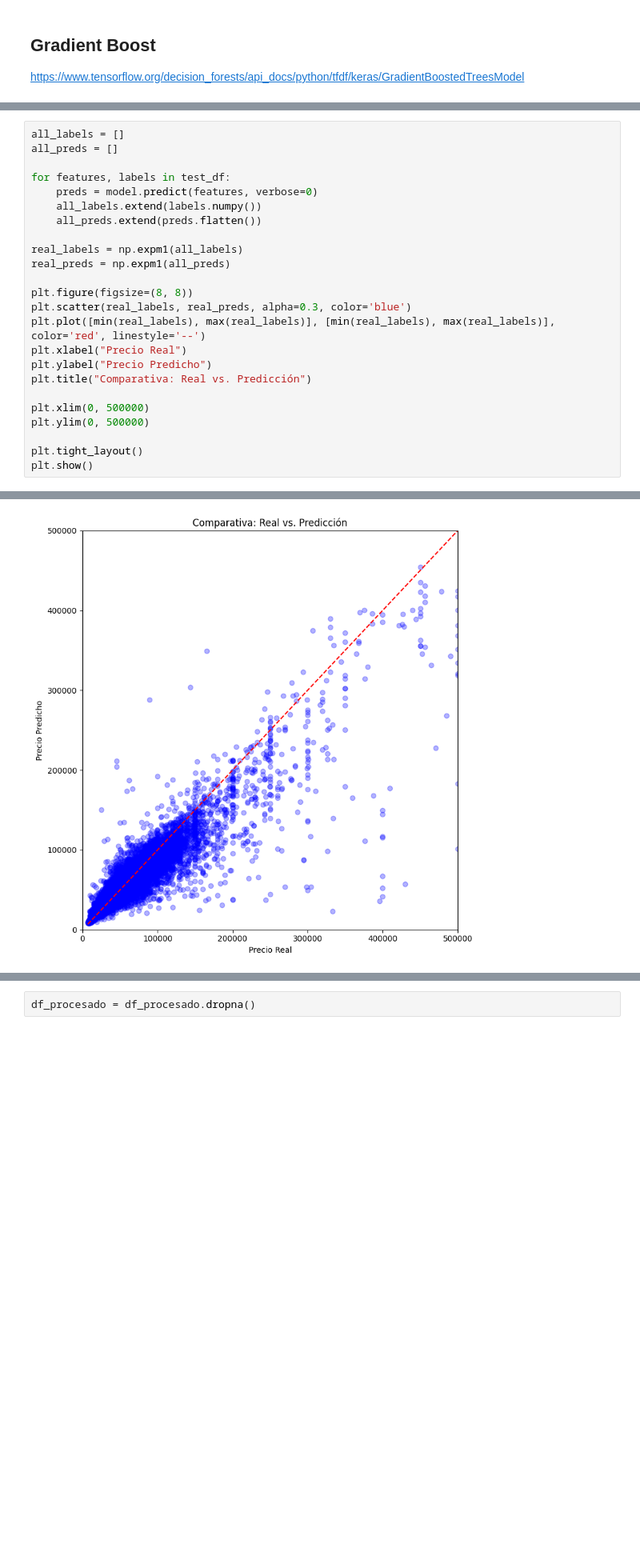
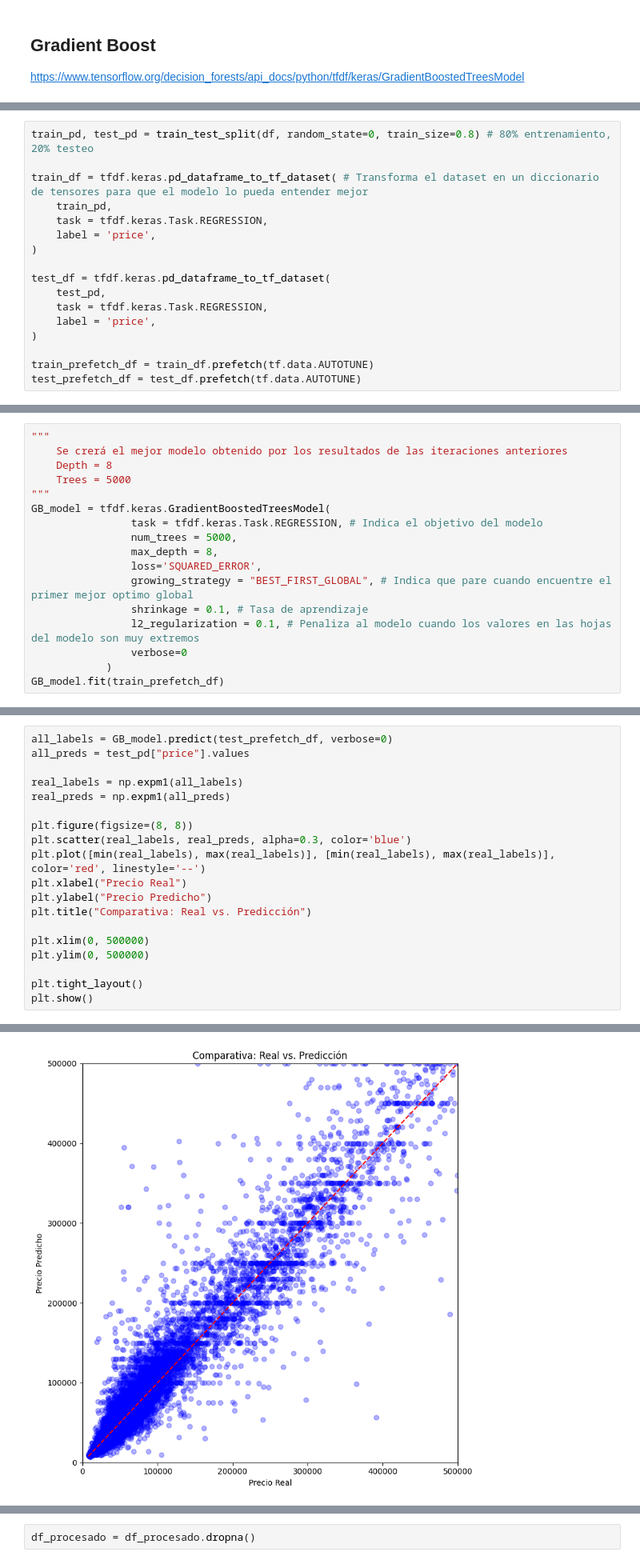
Before and after one commit to branxeto/TareaDataSciene, a Jupyter notebook: Model.ipynb, the cells around one changed output, grey strips where cells are left out. Shown at 80% size. Drawn from its saved outputs; the diff is of its cells as text; blank space fills up the shorter version.

Commit message:
Termino de modelo Gradient Boosting

```diff
--- a/Model.ipynb
+++ b/Model.ipynb
@@ -274,0 +190,17 @@ Model compiled.
+# %%
+train_pd, test_pd = train_test_split(df, random_state=0, train_size=0.8) # 80% entrenamiento, 20% testeo
+
+train_df = tfdf.keras.pd_dataframe_to_tf_dataset( # Transforma el dataset en un diccionario de tensores para que el modelo lo pueda entender mejor
+    train_pd,
+    task = tfdf.keras.Task.REGRESSION,
+    label = 'price',
+)
+
+test_df = tfdf.keras.pd_dataframe_to_tf_dataset(
+    test_pd,
+    task = tfdf.keras.Task.REGRESSION,
+    label = 'price',
+)
+
+train_prefetch_df = train_df.prefetch(tf.data.AUTOTUNE)
+test_prefetch_df = test_df.prefetch(tf.data.AUTOTUNE)
@@ -274,0 +215,17 @@ Model compiled.
+# %%
+"""
+    Se crerá el mejor modelo obtenido por los resultados de las iteraciones anteriores
+    Depth = 8
+    Trees = 5000
+"""
+GB_model = tfdf.keras.GradientBoostedTreesModel(
+                task = tfdf.keras.Task.REGRESSION, # Indica el objetivo del modelo
+                num_trees = 5000,
+                max_depth = 8,
+                loss='SQUARED_ERROR',
+                growing_strategy = "BEST_FIRST_GLOBAL", # Indica que pare cuando encuentre el primer mejor optimo global
+                shrinkage = 0.1, # Tasa de aprendizaje
+                l2_regularization = 0.1, # Penaliza al modelo cuando los valores en las hojas del modelo son muy extremos
+                verbose=0
+            )
+GB_model.fit(train_prefetch_df)
@@ -287,11 +263,6 @@ plt.show()
 # %%
-all_labels = []
-all_preds = []
-
-for features, labels in test_df:
-    preds = model.predict(features, verbose=0)
-    all_labels.extend(labels.numpy())
-    all_preds.extend(preds.flatten())
+all_labels = GB_model.predict(test_prefetch_df, verbose=0)
+all_preds = test_pd["price"].values
 
 real_labels = np.expm1(all_labels)
 real_preds = np.expm1(all_preds)
@@ -313,2 +283,2 @@ plt.show()
-[figure, old version]
+[figure, new version]
 # %%
```
Also changed, not shown: parts of 28 cells of this notebook.
